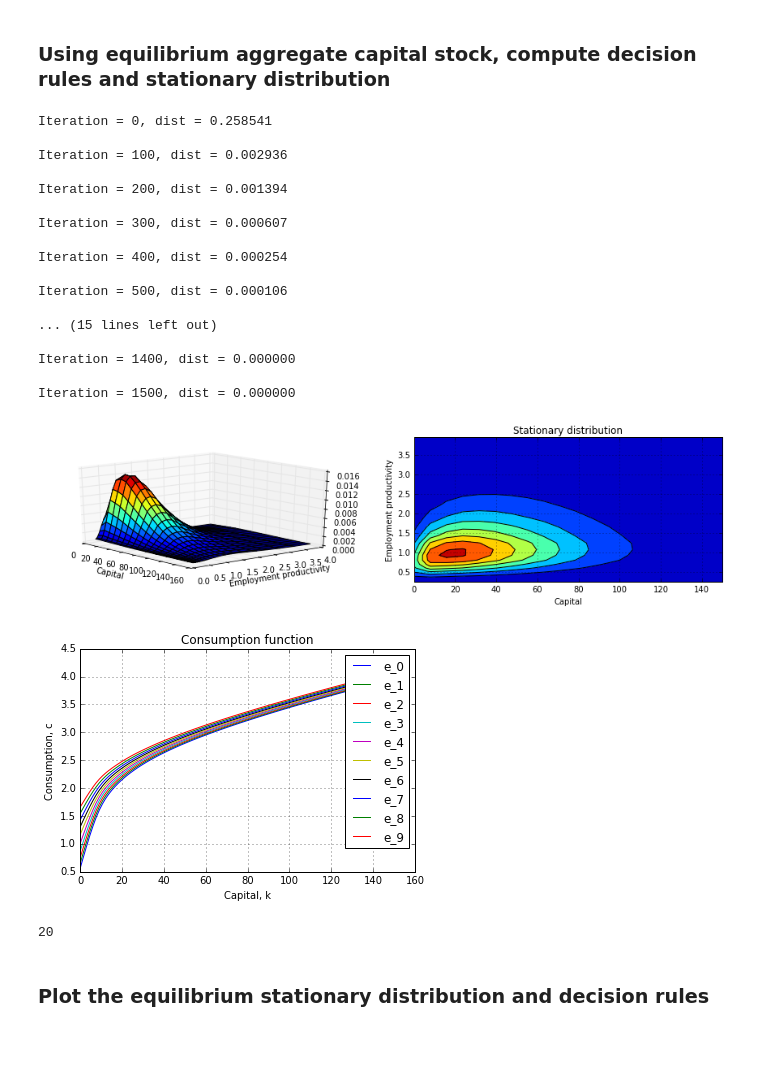
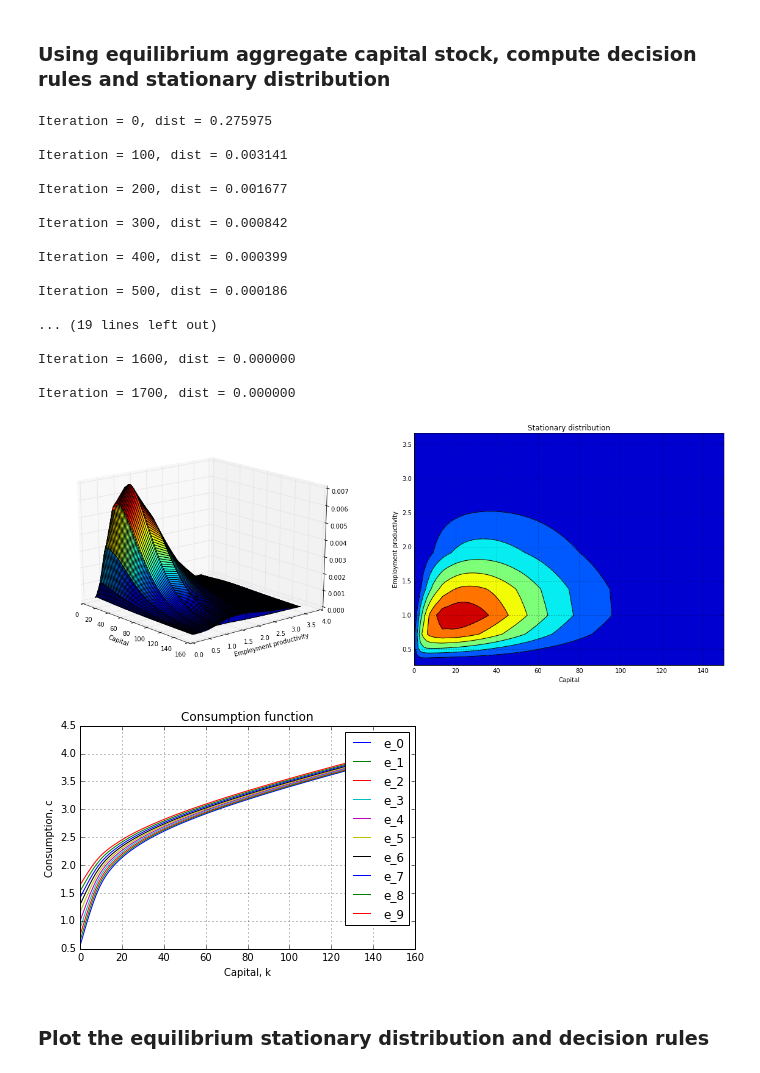
Before and after one commit to jagman88/dolo, a Jupyter notebook: examples/models/incomplete_markets_dtcscc_TimeIterationDirect.ipynb, the cells around one changed output. Saved outputs shown, nothing was run; the diff lists cells and outputs as text; code cells hidden in the pictures; blank space fills up the shorter version.

Commit message:
ENH: more generalizations, including fully general stationary distribution computation

```diff
--- a/examples/models/incomplete_markets_dtcscc_TimeIterationDirect.ipynb
+++ b/examples/models/incomplete_markets_dtcscc_TimeIterationDirect.ipynb
@@ -232,3 +152,44 @@ plt.xlim(20, 70)
+# %%
+# def solve_eqm(model, Nf, Kinit=50, itermaxKeq=100, tolKeq=1e-4, verbose=False):
+Kinit=50
+itermaxKeq=100
+tolKeq=1e-4
+verbose=False
+
+K = Kinit
+model.set_calibration(kagg=K)
+if ('direct_response' in model.symbolic.equations):
+    dr = time_iteration_direct(model, with_complementarities=True, verbose=False)
+else:
+    dr = time_iteration(model, with_complementarities=True, verbose=False)
+
+sgridf = fine_grid(model, Nf)
+
+damp = 0.999
+for iteq in range(itermaxKeq):
+    # Solve for decision rule given current guess for K
+    if ('direct_response' in model.symbolic.equations):
+        dr = time_iteration_direct(model, with_complementarities=True, verbose=False)
+    else:
+        dr = time_iteration(model, with_complementarities=True, verbose=False)
+
+    # Solve for stationary distribution given decision rule
+    L, QT = stat_dist(model, dr, Nf, verbose=False)
+    Kagg = np.dot(L, sgridf[:,0])
+
+    dK = np.linalg.norm(Kagg-K)/K
+    if (dK < tolKeq):
+        break
+
+    if verbose is True:
+        print('Iteration = \t%i: K=\t%1.4f  Kagg=\t%1.4f\n' % (iteq, K, Kagg) )
+
+    # Update guess for aggregate capital using damping
+    K = damp*K + (1-damp)*Kagg
+
+    # Update calibration and reduce damping paramter
+    model.set_calibration(kagg=K)
+    damp = 0.995*damp
 # %% [markdown]
 ### Compute the equilibrium interest rate
 # %%
@@ -256,25 +217,25 @@ Iteration =     24: K=  43.4038  Kagg=  43.3991
 # %%
 model.set_calibration(kagg=K)
 dr = time_iteration_direct(model, with_complementarities=True, verbose=False)
-L, QT = dst.stat_dist(model, dr, Nf, Nq=7, itmaxL=5000, tolL=1e-8, verbose=True)
+L, QT = dst.stat_dist(model, dr, Nf, itmaxL=5000, tolL=1e-8, verbose=True)
 # %% [output]
-Iteration = 0, dist = 0.258541
+Iteration = 0, dist = 0.275975
 
-Iteration = 100, dist = 0.002936
+Iteration = 100, dist = 0.003141
 
-Iteration = 200, dist = 0.001394
+Iteration = 200, dist = 0.001677
 
-Iteration = 300, dist = 0.000607
+Iteration = 300, dist = 0.000842
 
-Iteration = 400, dist = 0.000254
+Iteration = 400, dist = 0.000399
 
-Iteration = 500, dist = 0.000106
+Iteration = 500, dist = 0.000186
 
-... (15 lines left out)
+... (19 lines left out)
 
-Iteration = 1400, dist = 0.000000
+Iteration = 1600, dist = 0.000000
 
-Iteration = 1500, dist = 0.000000
+Iteration = 1700, dist = 0.000000
 # %%
 # 3D plot of the distribution
 Nkf = Nf[0]
@@ -286,7 +247,7 @@ egridf = np.unique(sgridf[:,1])
 # kgridf, egridf = dst.fine_grid(model, Nf)
 X, Y = np.meshgrid(kgridf, np.exp(egridf))
 
-fig = plt.figure(figsize=(15, 7))
+fig = plt.figure(figsize=(20, 15))
 # plt.subplot(121)
 ax = fig.add_subplot(221, projection='3d')
 ax.plot_surface(X, Y, Z, rstride=1, cstride=1, cmap = cm.jet)
@@ -298,32 +259,32 @@ ax.azim = 320
 ax = fig.add_subplot(222)
 contour = plt.contour(X, Y, Z, colors='k')
 cp = plt.contourf(X, Y, Z)
 plt.title('Stationary distribution')
 plt.xlabel('Capital')
 plt.ylabel('Employment productivity')
 plt.grid()
 plt.show()
 
 
 
 Nk = 100
 Nftmp = np.array([Nk,1])
 egrid = np.unique(dr.grid[:,1])
 Ne = egrid.shape[0]
 
 drc = np.zeros([Nk, Ne])
 for i_e in range(Ne):
     sgridf = mlinspace(np.array([min(dr.grid[:,0]), egrid[i_e]]), np.array([max(dr.grid[:,0]), egrid[i_e]]),Nftmp)
     drc[:, i_e] = dr(sgridf).flatten()
 
 ax = fig.add_subplot(223)
 for i_e in range(10):
     plt.plot(sgridf[:,0], drc[:,i_e],label='e_'+str(i_e))
 plt.ylabel('Consumption, c')
 plt.xlabel('Capital, k')
 plt.title('Consumption function')
 plt.legend()
 plt.grid()
 # %% [output]
-[figure, old version]
+[figure, new version]
 [figure]
@@ -335,7 +291,3 @@ Ng = np.array([10,20])
-# %%
-Ng[Nend]
-# %% [output]
-20
 # %% [markdown]
 ### Plot the equilibrium stationary distribution and decision rules
 # %%
```
Also changed, not shown: parts of 17 cells of this notebook, 1 other file.
